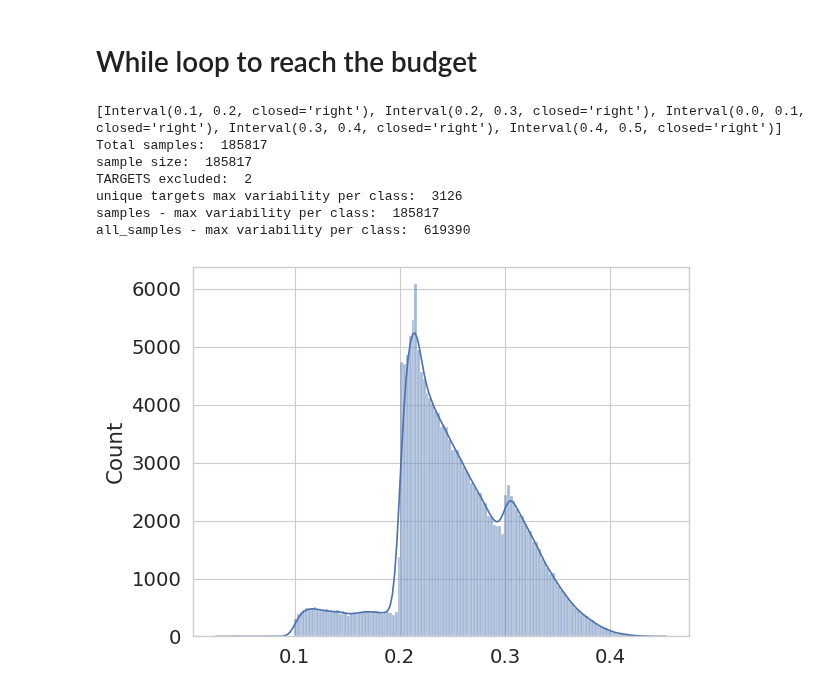
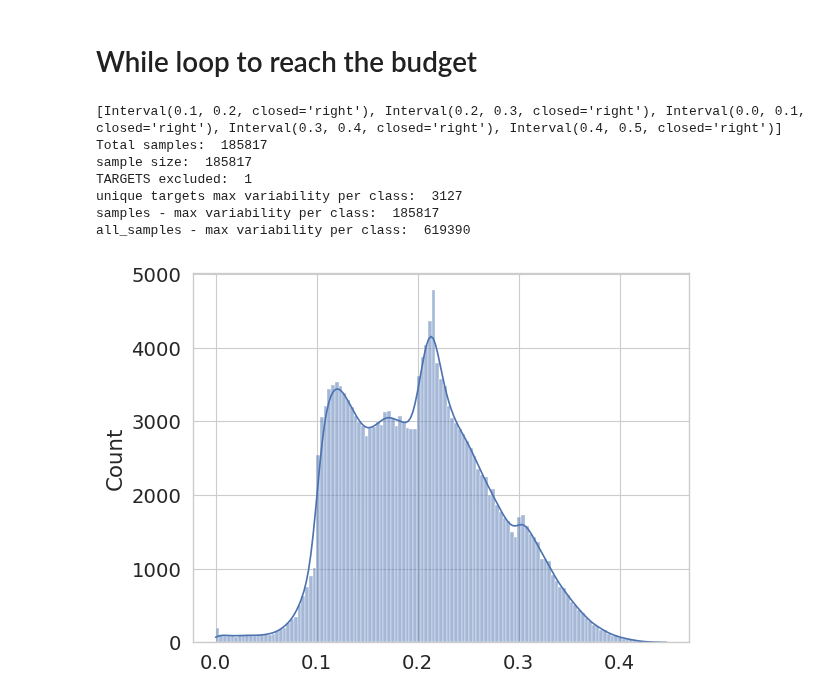
Before and after one commit to jr4fs/vl-pretraining, a Jupyter notebook: src/dataset_selection/sampling/stratified_beta_sampling.ipynb, the cells around one changed output. Saved outputs shown, nothing was run; the diff lists cells and outputs as text; code cells hidden in the pictures.

```diff
--- a/src/dataset_selection/sampling/stratified_beta_sampling.ipynb
+++ b/src/dataset_selection/sampling/stratified_beta_sampling.ipynb
@@ -496,19 +522,19 @@ def stratified_beta_multilabel_budget(df, alpha, beta, model, training_budget, d
 # %%
 
 sampling_dataset = 'multilabel_full'
 sampling_model = 'LXR111'
 
 
 base_path = '../../../snap/vqa/lxr111_multilabel_full_run_3/'
 df = pd.read_pickle(base_path+"datamap_metrics.pkl")
 
-stratified_beta_multilabel_budget(df, 8, 2, sampling_model, 30, dataset=sampling_dataset)
+stratified_beta_multilabel_budget(df, 2, 1, sampling_model, 30, dataset=sampling_dataset)
 # %% [output]
 [Interval(0.1, 0.2, closed='right'), Interval(0.2, 0.3, closed='right'), Interval(0.0, 0.1, closed='right'), Interval(0.3, 0.4, closed='right'), Interval(0.4, 0.5, closed='right')]
 Total samples:  185817
 sample size:  185817
-TARGETS excluded:  2
-unique targets max variability per class:  3126
+TARGETS excluded:  1
+unique targets max variability per class:  3127
 samples - max variability per class:  185817
 all_samples - max variability per class:  619390
-[figure, old version]
+[figure, new version]
```
Also changed, not shown: parts of 6 cells of this notebook.
